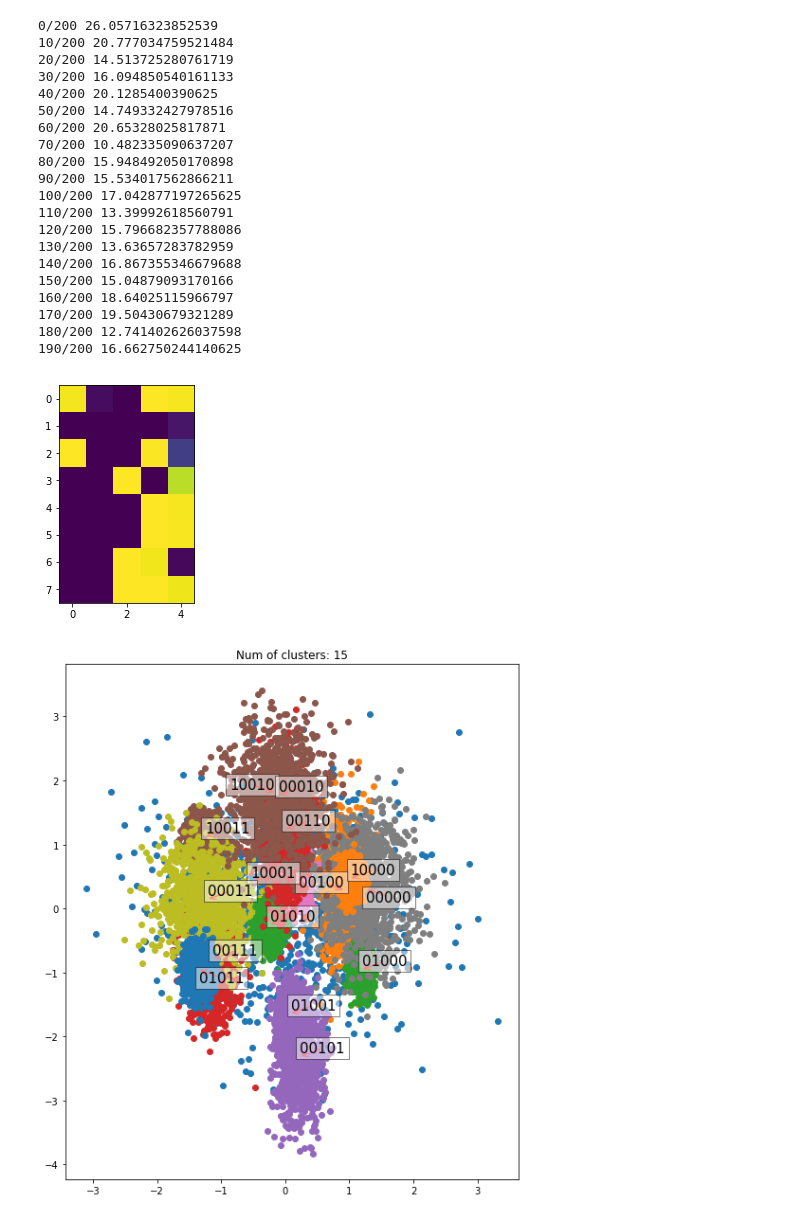
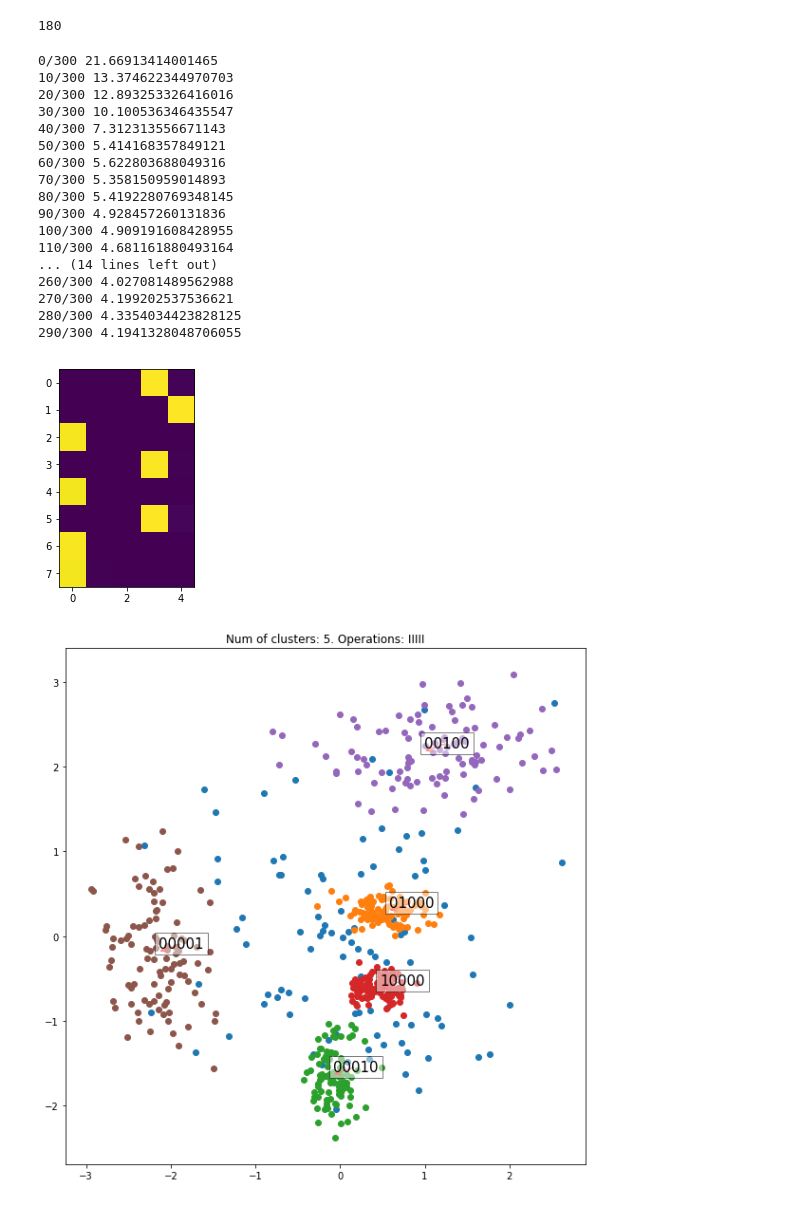
Before and after one commit to RQC-QApp/NNQST, a Jupyter notebook: nn_qst/pytorch_vae.ipynb, the cells around one changed output. Drawn from its saved outputs; the diff is of its cells as text; code cells hidden in the pictures.

```diff
--- a/nn_qst/pytorch_vae.ipynb
+++ b/nn_qst/pytorch_vae.ipynb
@@ -40,9 +40,12 @@ class Decoder(torch.nn.Module):
         self.D_in = D_in
         self.linear1 = torch.nn.Linear(D_in, H)
         self.linear2 = torch.nn.Linear(H, D_out)
+        self.linears = [torch.nn.Linear(D_out, D_out) for _ in range(3)]
 
     def forward(self, x):
         x = F.relu(self.linear1(x))
+        for i in range(3):
+            x = self.linears[i](x)
         x = F.sigmoid(self.linear2(x))
         return x
 
@@ -105,6 +108,7 @@ Thetas: [0.59703136 5.21730137 2.61123284 0.20243256 1.22193364]
 dict_keys(['IIIII', 'HHIII', 'IHHII', 'IIHHI', 'IIIHH', 'HKIII', 'IHKII', 'IIHKI', 'IIIHK'])
 # %%
-to_train = dataset["IIIHK"]
+operations = "IIIII"
+to_train = dataset[operations]
 
 input_dim = num_units
 batch_size = 32
@@ -134,13 +128,17 @@ data_hist: [[0 0 1 0 0]
 Number of samples:  1000
+# %%
+sum([parameter.numel() for parameter in vae.parameters()])
+# %% [output]
+180
 # %%
 encoder = Encoder(input_dim, 5)
-decoder = Decoder(3, 4, input_dim)
+decoder = Decoder(5, 5, input_dim)
 vae = VAE(encoder, decoder)
 
 criterion = nn.MSELoss()
 
 lr = 1e-2
-epochs = 200
+epochs = 300
 log_interval = 10
 l = None
 
@@ -156,36 +154,33 @@ for epoch in range(epochs):
         optimizer.zero_grad()
         dec = vae(inputs)
         ll = latent_loss(vae.z_mean, vae.z_sigma)
-        loss = F.binary_cross_entropy(dec, inputs, size_average=False) + 10 * ll
+        loss = F.binary_cross_entropy(dec, inputs, size_average=False) + 4 * ll
         loss.backward()
         optimizer.step()
         l = loss.data[0]
 
     if epoch % log_interval == 0:
-        if epoch > 120:
-            lr = 1e-4
+        if epoch > 60:
+            lr = 1e-3
         print("{}/{}".format(epoch, epochs), l)
 # %% [output]
-0/200 26.05716323852539
-10/200 20.777034759521484
-20/200 14.513725280761719
-30/200 16.094850540161133
-40/200 20.1285400390625
-50/200 14.749332427978516
-60/200 20.65328025817871
-70/200 10.482335090637207
-80/200 15.948492050170898
-90/200 15.534017562866211
-100/200 17.042877197265625
-110/200 13.39992618560791
-120/200 15.796682357788086
-130/200 13.63657283782959
-140/200 16.867355346679688
-150/200 15.04879093170166
-160/200 18.64025115966797
-170/200 19.50430679321289
-180/200 12.741402626037598
-190/200 16.662750244140625
+0/300 21.66913414001465
+10/300 13.374622344970703
+20/300 12.893253326416016
+30/300 10.100536346435547
+40/300 7.312313556671143
+50/300 5.414168357849121
+60/300 5.622803688049316
+70/300 5.358150959014893
+80/300 5.4192280769348145
+90/300 4.928457260131836
+100/300 4.909191608428955
+110/300 4.681161880493164
+... (14 lines left out)
+260/300 4.027081489562988
+270/300 4.199202537536621
+280/300 4.3354034423828125
+290/300 4.1941328048706055
 # %%
 # plt.imshow(inputs.data.numpy())
 # plt.show()
@@ -193,44 +188,44 @@ for epoch in range(epochs):
 plt.imshow(vae(inputs).data.numpy())
 plt.show()
 # %% [output]
-[figure, old version]
+[figure, new version]
 # %%
 sampled = list()
-num_samples = 1000
+num_samples = 100
 texts = list()
 
 coordx = 0
 coordy = 1
 
 for state in data_hist:
     tmp = vae.encoder(Variable(torch.Tensor(state.astype(float))))
     texts.append((''.join(map(str, state)), vae._enc_mu(tmp).data.numpy()))
     tmp_sampled = np.array([vae._sample_latent(tmp).data.numpy() for _ in range(num_samples)])
     x = tmp_sampled[:, coordx]
     y = tmp_sampled[:, coordy]
     sampled.append((x, y))
 
 
 rand_latent = torch.randn(num_samples, 2)
 rlatentnumpy = rand_latent.numpy()
 
 fig = plt.figure(figsize=(10,10))
 ax = fig.add_subplot(111)
 ax.scatter(rlatentnumpy[:, 0], rlatentnumpy[:, 1])
 
 for i in sampled:
     ax.scatter(i[0], i[1])
 
 # ax.set_title('Num of Visibles: 5. States: 10000, 01000, 00100, ...')
-ax.set_title('Num of clusters: {}'.format(len(data_hist)))
-ax.set_aspect('equal')
+ax.set_title("Num of clusters: {}. Operations: {}".format(len(data_hist), operations))
+ax.set_aspect("equal")
 
 plot_text = [plt.text(text[1][coordx], text[1][coordy], text[0],
-                      ha='center', va='center', bbox={"facecolor": "white", "alpha": 0.5},
+                      ha="center", va="center", bbox={"facecolor": "white", "alpha": 0.5},
                       fontsize=15) for text in texts]
 adjust_text(plot_text, arrowprops=dict(arrowstyle='->', color='red'))
 
 plt.show()
 # %% [output]
-[figure, old version]
+[figure, new version]
 # %%
```
Also changed, not shown: parts of 5 cells of this notebook, 6 other files.
